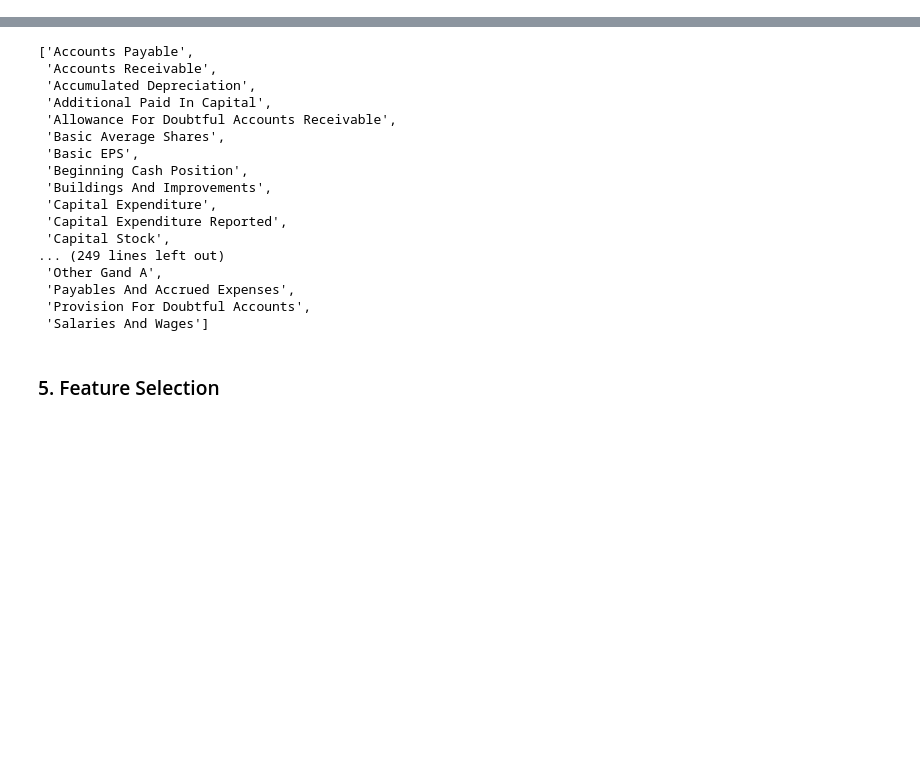
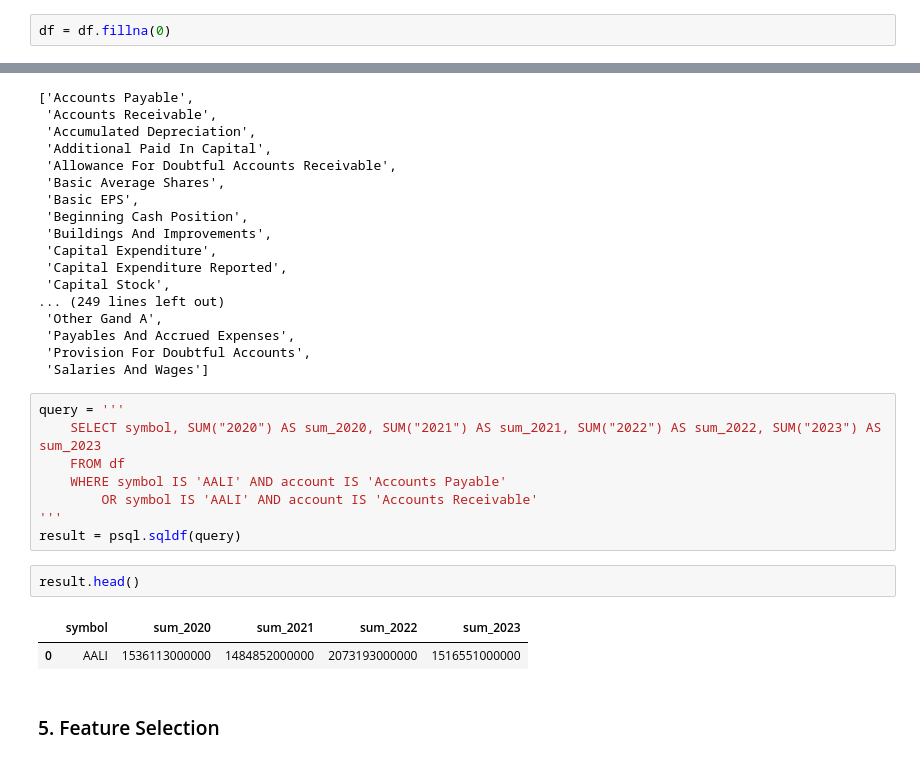
Before and after one commit to rezaaldama/IDX, a Jupyter notebook: IDX.ipynb, the cells around one changed output, grey strips where cells are left out. Cells and saved outputs as stored; diff of their text form; blank space fills up the shorter version.

```diff
--- a/IDX.ipynb
+++ b/IDX.ipynb
@@ -46,3 +63,5 @@ df.isnull().sum().max()
+# %%
+df = df.fillna(0)
 # %% [markdown]
 #### 3.2. Skewed Distribution
 # %%
@@ -96,6 +115,19 @@ accounts
  'Payables And Accrued Expenses',
  'Provision For Doubtful Accounts',
  'Salaries And Wages']
+# %%
+query = '''
+    SELECT symbol, SUM("2020") AS sum_2020, SUM("2021") AS sum_2021, SUM("2022") AS sum_2022, SUM("2023") AS sum_2023
+    FROM df
+    WHERE symbol IS 'AALI' AND account IS 'Accounts Payable'
+        OR symbol IS 'AALI' AND account IS 'Accounts Receivable'
+'''
+result = psql.sqldf(query)
+# %%
+result.head()
+# %% [output]
+|  | symbol | sum_2020 | sum_2021 | sum_2022 | sum_2023 |
+| 0 | AALI | 1536113000000 | 1484852000000 | 2073193000000 | 1516551000000 |
 # %% [markdown]
 ### 5. Feature Selection
 # %%
```
Also changed, not shown: parts of 4 cells of this notebook.
